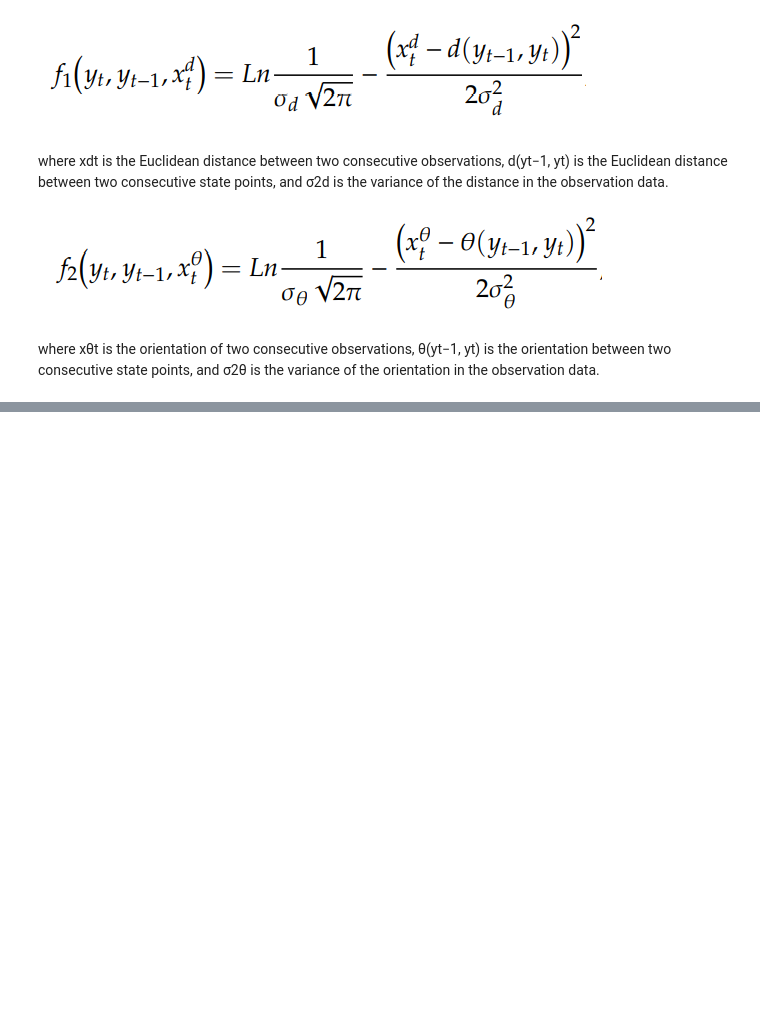
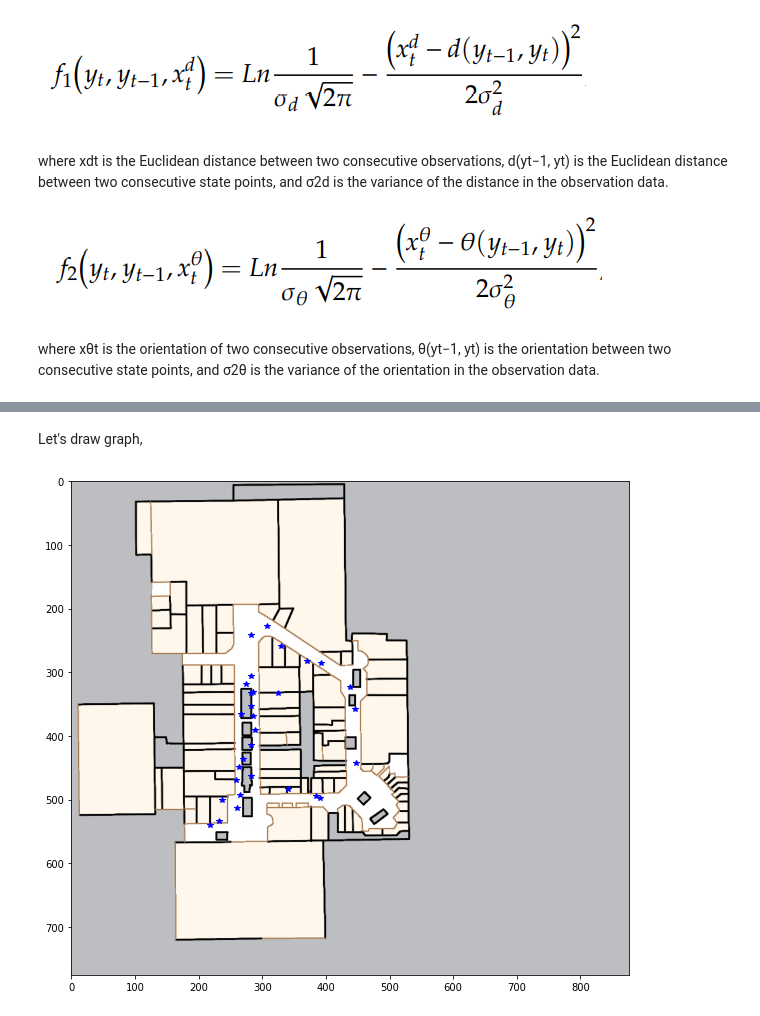
Before and after one commit to mashkarharis/Indoor-Floorplan-Localization-CRF, a Jupyter notebook: CRF.ipynb, the cells around one changed output, grey strips where cells are left out. Drawn from its saved outputs; the diff is of its cells as text; code cells hidden in the pictures; blank space fills up the shorter version.

```diff
--- a/CRF.ipynb
+++ b/CRF.ipynb
@@ -67,0 +244,19 @@ where xθt is the orientation of two consecutive observations, θ(yt−1, yt) is
+# %%
+
+graph=[] # contains list of dictionaries which has fields namely -> "nodeid","x_dir_pixels","y_dir_pixels","connected_graph_id"
+randomly_selected_subset=updated_df.sample(n = number_of_node_in_graph, random_state = 31)
+i=0
+for column in randomly_selected_subset.itertuples():
+    graph.append({"nodeid":i,"x_dir_pixels":column[4],"y_dir_pixels":column[5],"connected_graph_id":"G1"})
+    i+=1
+# %% [markdown]
+Let's draw graph,
+# %%
+floorplan1 = image.imread('lougheed_00 - Copy.png')
+plt.figure(figsize = (10,10))
+plt.imshow(floorplan1)
+for columns in graph:
+    plt.plot(columns["x_dir_pixels"],columns["y_dir_pixels"] , marker='*', color="blue")
+plt.show()
+# %% [output]
+[figure, added]
```
Also changed, not shown: parts of 36 cells of this notebook, 5 other files.
